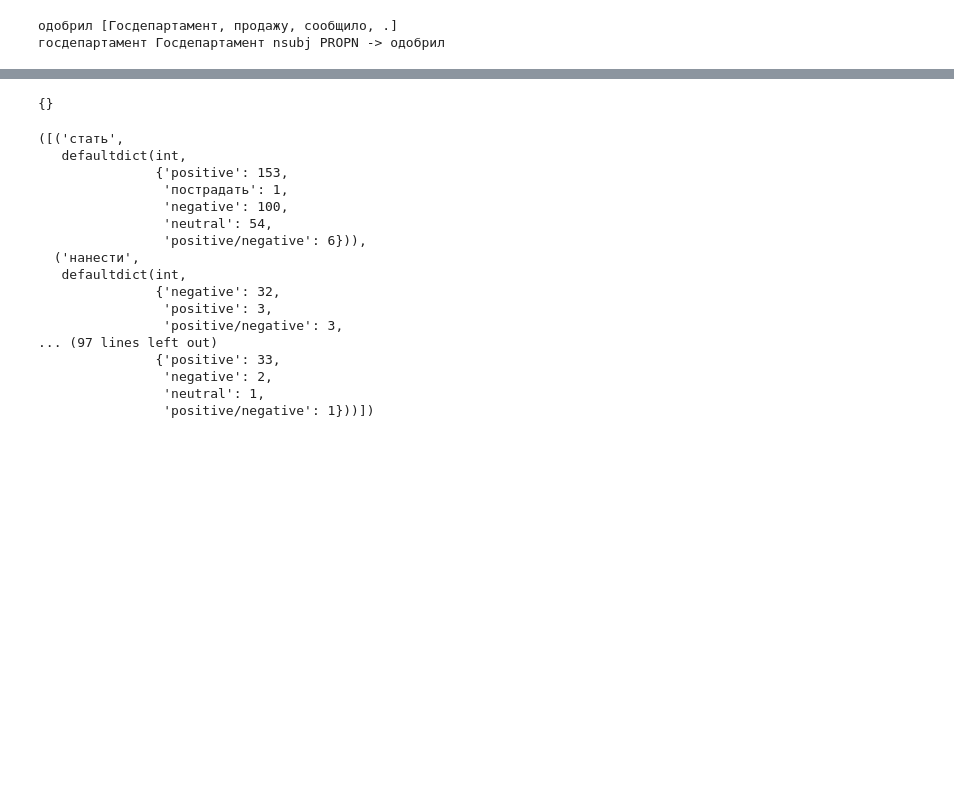
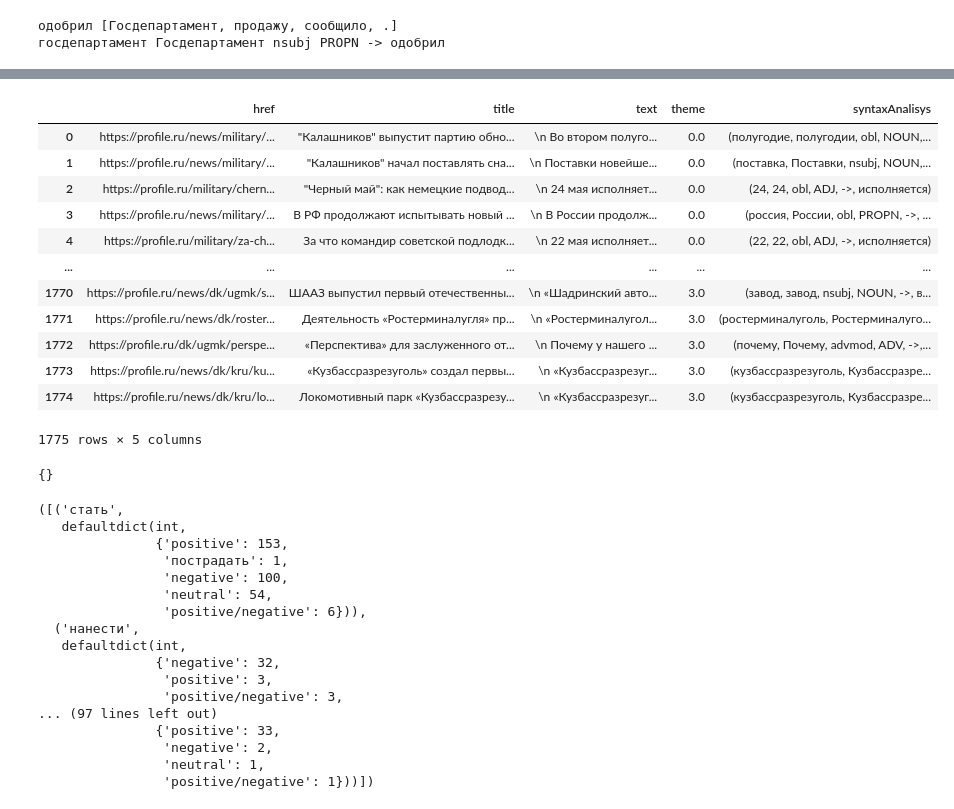
Before and after one commit to dgsoroka/NLP, a Jupyter notebook: syntax_analysis.ipynb, the cells around one changed output, grey strips where cells are left out. Drawn from its saved outputs; the diff is of its cells as text; code cells hidden in the pictures; blank space fills up the shorter version.

Commit message:
updated syntax analisys

```diff
--- a/syntax_analysis.ipynb
+++ b/syntax_analysis.ipynb
@@ -9,6 +9,8 @@ import pandas as pd
 import numpy as np
 # %%
 nlp = spacy.load("ru_core_news_sm")
+# %%
+analisys = []
 # %%
 newsDF = pd.read_csv('news.CSV')
 text_news = newsDF['text']
@@ -17,7 +19,7 @@ text_news[2]
 # %% [output]
 '\n                            24 мая исполняется 80 лет поражению Германии в Битве за Атлантику. В этот день гросс-адмирал Дениц прекратил борьбу с конвоями, приказав своим подводникам уйти из Северн ...
 # %%
-doc = nlp(text_news[11])
+doc = nlp(text_news[38])
 for s in list(doc.sents)[:2]:
   pprint(list([f'{t.lemma_} ({t.text})' for t in s]))
 # %% [output]
@@ -53,3 +55,18 @@ print(childs0[0].lemma_, childs0[0].text, childs0[0].dep_, childs0[0].tag_, '->'
 # %% [output]
 одобрил [Госдепартамент, продажу, сообщило, .]
 госдепартамент Госдепартамент nsubj PROPN -> одобрил
+# %%
+count = 0
+for line in tqdm(text_news):
+  try:
+    doc = nlp(line)
+    sent0 = list(doc.sents)[0]
+    childs0 = list(sent0.root.children)
+    analisys.append((childs0[0].lemma_, childs0[0].text, childs0[0].dep_, childs0[0].tag_, '->', list(childs0[0].ancestors)[0]))
+    count+=1
+  except KeyboardInterrupt:
+    break
+  except:
+    print(f'Не удалось провести анализ статьи под номером {count}')
+    analisys.append(None)
+    count+=1
@@ -55,0 +108,18 @@ print(childs0[0].lemma_, childs0[0].text, childs0[0].dep_, childs0[0].tag_, '->'
+# %%
+analisys_result = newsDF
+analisys_result['syntaxAnalisys'] = analisys
+analisys_result
+# %% [output]
+|  | href | title | text | theme | syntaxAnalisys |
+| 0 | https://profile.ru/news/military/... | "Калашников" выпустит партию обно... | \n Во втором полуго... | 0.0 | (полугодие, полугодии, obl, NOUN,... |
+| 1 | https://profile.ru/news/military/... | "Калашников" начал поставлять сна... | \n Поставки новейше... | 0.0 | (поставка, Поставки, nsubj, NOUN,... |
+| 2 | https://profile.ru/military/chern... | "Черный май": как немецкие подвод... | \n 24 мая исполняет... | 0.0 | (24, 24, obl, ADJ, ->, исполняется) |
+| 3 | https://profile.ru/news/military/... | В РФ продолжают испытывать новый ... | \n В России продолж... | 0.0 | (россия, России, obl, PROPN, ->, ... |
+| 4 | https://profile.ru/military/za-ch... | За что командир советской подлодк... | \n 22 мая исполняет... | 0.0 | (22, 22, obl, ADJ, ->, исполняется) |
+| ... | ... | ... | ... | ... | ... |
+| 1770 | https://profile.ru/news/dk/ugmk/s... | ШААЗ выпустил первый отечественны... | \n «Шадринский авто... | 3.0 | (завод, завод, nsubj, NOUN, ->, в... |
+| 1771 | https://profile.ru/news/dk/roster... | Деятельность «Ростерминалугля» пр... | \n «Ростерминалугол... | 3.0 | (ростерминалуголь, Ростерминалуго... |
+| 1772 | https://profile.ru/dk/ugmk/perspe... | «Перспектива» для заслуженного от... | \n Почему у нашего ... | 3.0 | (почему, Почему, advmod, ADV, ->,... |
+| 1773 | https://profile.ru/news/dk/kru/ku... | «Кузбассразрезуголь» создал первы... | \n «Кузбассразрезуг... | 3.0 | (кузбассразрезуголь, Кузбассразре... |
+| 1774 | https://profile.ru/news/dk/kru/lo... | Локомотивный парк «Кузбассразрезу... | \n «Кузбассразрезуг... | 3.0 | (кузбассразрезуголь, Кузбассразре... |
+1775 rows × 5 columns
```
Also changed, not shown: parts of 4 cells of this notebook, 2 other files.
